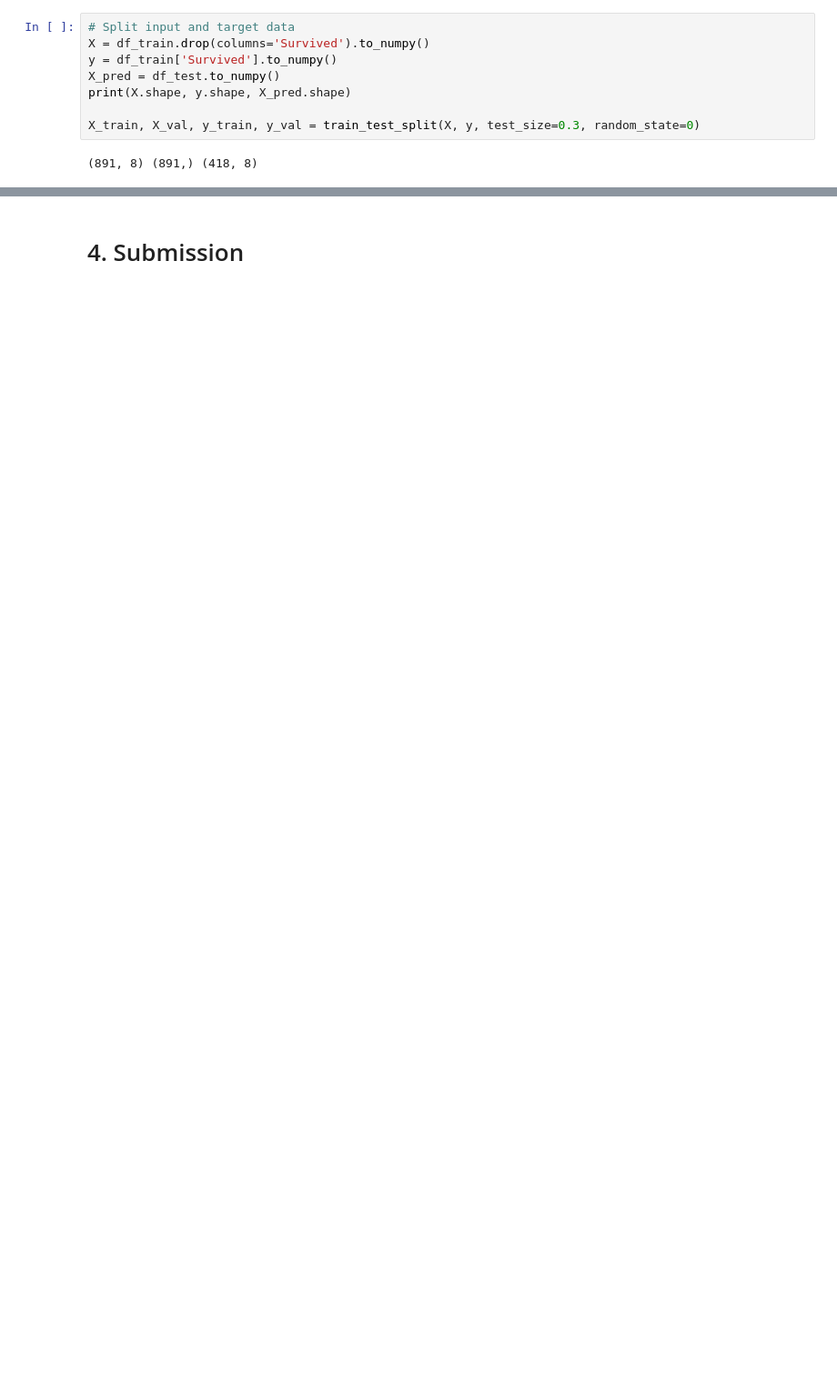
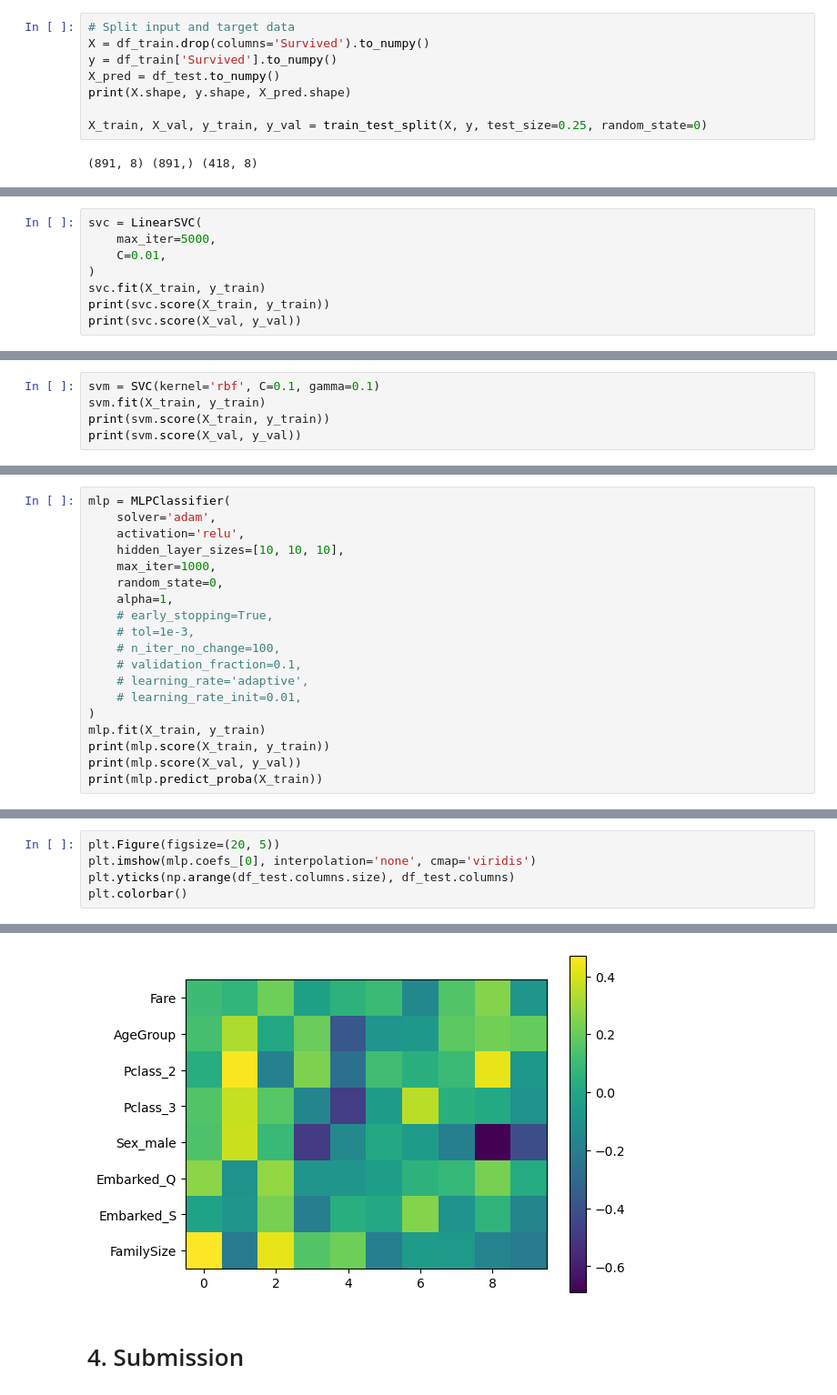
Before and after one commit to AndaCondaa/AI_Competition, a Jupyter notebook: Kaggle_Titanic/Titanic.ipynb, the cells around one changed output, grey strips where cells are left out. Shown at 91% size. Cells and saved outputs as stored; diff of their text form; blank space fills up the shorter version.

```diff
--- a/Kaggle_Titanic/Titanic.ipynb
+++ b/Kaggle_Titanic/Titanic.ipynb
@@ -207,7 +209,7 @@ y = df_train['Survived'].to_numpy()
 X_pred = df_test.to_numpy()
 print(X.shape, y.shape, X_pred.shape)
 
-X_train, X_val, y_train, y_val = train_test_split(X, y, test_size=0.3, random_state=0)
+X_train, X_val, y_train, y_val = train_test_split(X, y, test_size=0.25, random_state=0)
 # %% [output]
 (891, 8) (891,) (418, 8)
 # %%
@@ -225,0 +228,8 @@ print(model.score(X_val, y_val))
+# %%
+svc = LinearSVC(
+    max_iter=5000,
+    C=0.01,
+)
+svc.fit(X_train, y_train)
+print(svc.score(X_train, y_train))
+print(svc.score(X_val, y_val))
@@ -225,0 +239,5 @@ print(model.score(X_val, y_val))
+# %%
+svm = SVC(kernel='rbf', C=0.1, gamma=0.1)
+svm.fit(X_train, y_train)
+print(svm.score(X_train, y_train))
+print(svm.score(X_val, y_val))
@@ -225,0 +247,19 @@ print(model.score(X_val, y_val))
+# %%
+mlp = MLPClassifier(
+    solver='adam',
+    activation='relu',
+    hidden_layer_sizes=[10, 10, 10],
+    max_iter=1000,
+    random_state=0,
+    alpha=1,
+    # early_stopping=True,
+    # tol=1e-3,
+    # n_iter_no_change=100,
+    # validation_fraction=0.1,
+    # learning_rate='adaptive',
+    # learning_rate_init=0.01,
+)
+mlp.fit(X_train, y_train)
+print(mlp.score(X_train, y_train))
+print(mlp.score(X_val, y_val))
+print(mlp.predict_proba(X_train))
@@ -225,0 +276,6 @@ print(model.score(X_val, y_val))
+# %%
+plt.Figure(figsize=(20, 5))
+plt.imshow(mlp.coefs_[0], interpolation='none', cmap='viridis')
+plt.yticks(np.arange(df_test.columns.size), df_test.columns)
+plt.colorbar()
+# %% [output]
@@ -226,3 +283,4 @@ print(model.score(X_val, y_val))
+[figure, added]
 # %% [markdown]
 # 4. Submission
 # %%
```
Also changed, not shown: parts of 8 cells of this notebook, 5 other files.
